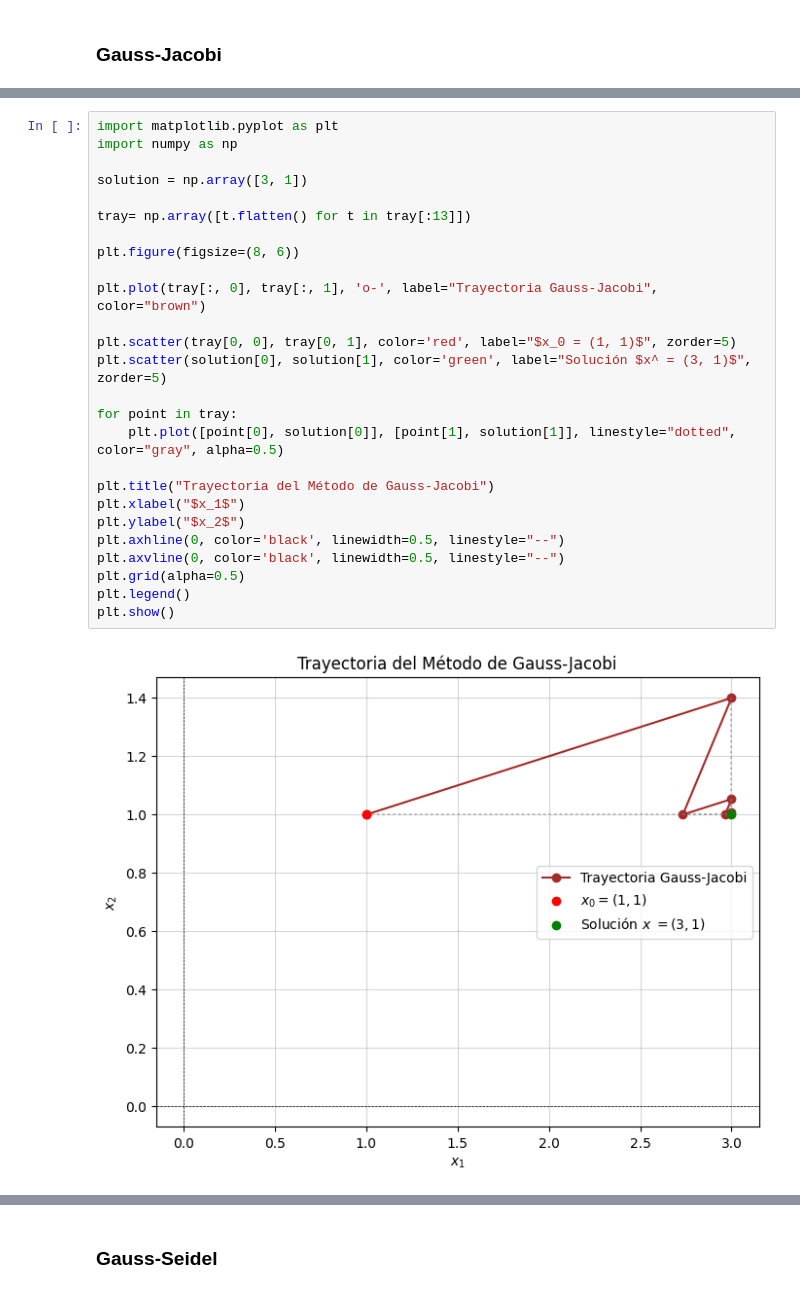
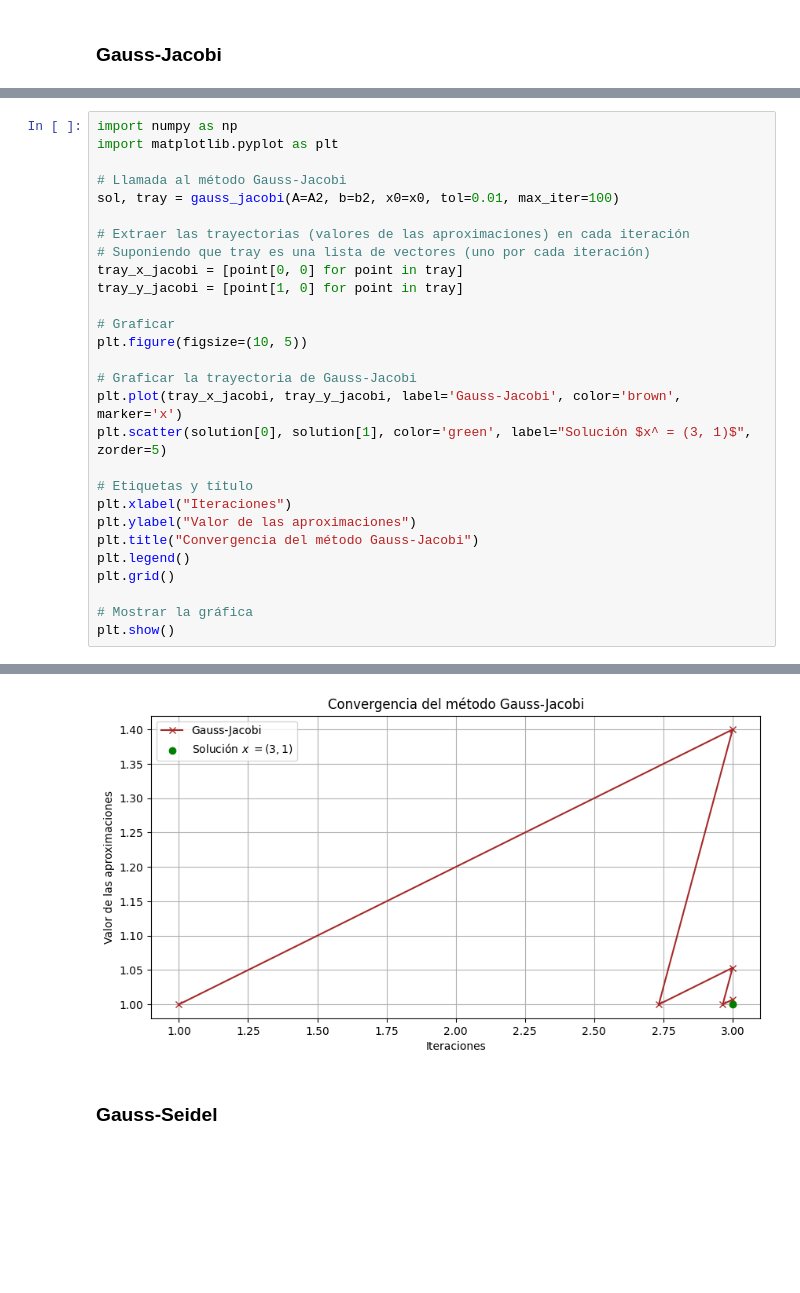
Before and after one commit to Erickezro/metodos-fuente, a Jupyter notebook: Taller 25-01-25.ipynb, the cells around one changed output, grey strips where cells are left out. Cells and saved outputs as stored; diff of their text form; blank space fills up the shorter version.

```diff
--- a/Taller 25-01-25.ipynb
+++ b/Taller 25-01-25.ipynb
@@ -142,28 +169,29 @@ sol, tray=gauss_jacobi(A=A2, b=b2, x0=x0, tol=0.01, max_iter=100)
-# %%
-import matplotlib.pyplot as plt
-import numpy as np
-
-solution = np.array([3, 1])
-
-tray= np.array([t.flatten() for t in tray[:13]])
-
-plt.figure(figsize=(8, 6))
-
-plt.plot(tray[:, 0], tray[:, 1], 'o-', label="Trayectoria Gauss-Jacobi", color="brown")
-
-plt.scatter(tray[0, 0], tray[0, 1], color='red', label="$x_0 = (1, 1)$", zorder=5)
-plt.scatter(solution[0], solution[1], color='green', label="Solución $x^ = (3, 1)$", zorder=5)
-
-for point in tray:
-    plt.plot([point[0], solution[0]], [point[1], solution[1]], linestyle="dotted", color="gray", alpha=0.5)
-
-plt.title("Trayectoria del Método de Gauss-Jacobi")
-plt.xlabel("$x_1$")
-plt.ylabel("$x_2$")
-plt.axhline(0, color='black', linewidth=0.5, linestyle="--")
-plt.axvline(0, color='black', linewidth=0.5, linestyle="--")
-plt.grid(alpha=0.5)
-plt.legend()
-plt.show()
-# %% [output]
-[figure, removed]
+# %%
+import numpy as np
+import matplotlib.pyplot as plt
+
+# Llamada al método Gauss-Jacobi
+sol, tray = gauss_jacobi(A=A2, b=b2, x0=x0, tol=0.01, max_iter=100)
+
+# Extraer las trayectorias (valores de las aproximaciones) en cada iteración
+# Suponiendo que tray es una lista de vectores (uno por cada iteración)
+tray_x_jacobi = [point[0, 0] for point in tray]
+tray_y_jacobi = [point[1, 0] for point in tray]
+
+# Graficar
+plt.figure(figsize=(10, 5))
+
+# Graficar la trayectoria de Gauss-Jacobi
+plt.plot(tray_x_jacobi, tray_y_jacobi, label='Gauss-Jacobi', color='brown', marker='x')
+plt.scatter(solution[0], solution[1], color='green', label="Solución $x^ = (3, 1)$", zorder=5)
+
+# Etiquetas y título
+plt.xlabel("Iteraciones")
+plt.ylabel("Valor de las aproximaciones")
+plt.title("Convergencia del método Gauss-Jacobi")
+plt.legend()
+plt.grid()
+
+# Mostrar la gráfica
+plt.show()
+# %% [output]
@@ -170,3 +204,4 @@ plt.show()
+[figure, added]
 # %% [markdown]
 ### Gauss-Seidel
 # %%
```
Also changed, not shown: parts of 12 cells of this notebook.
